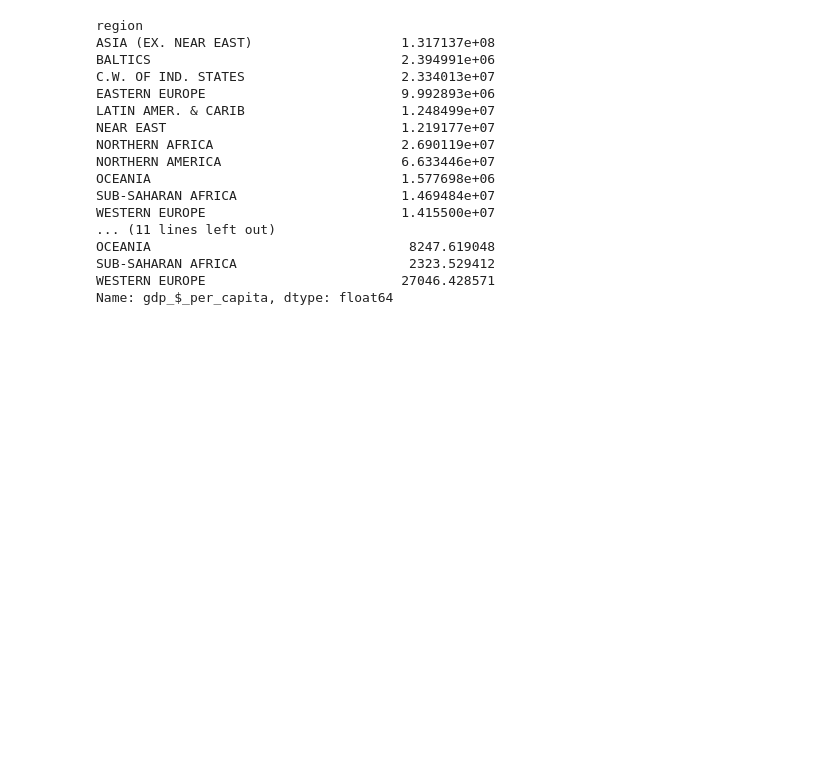
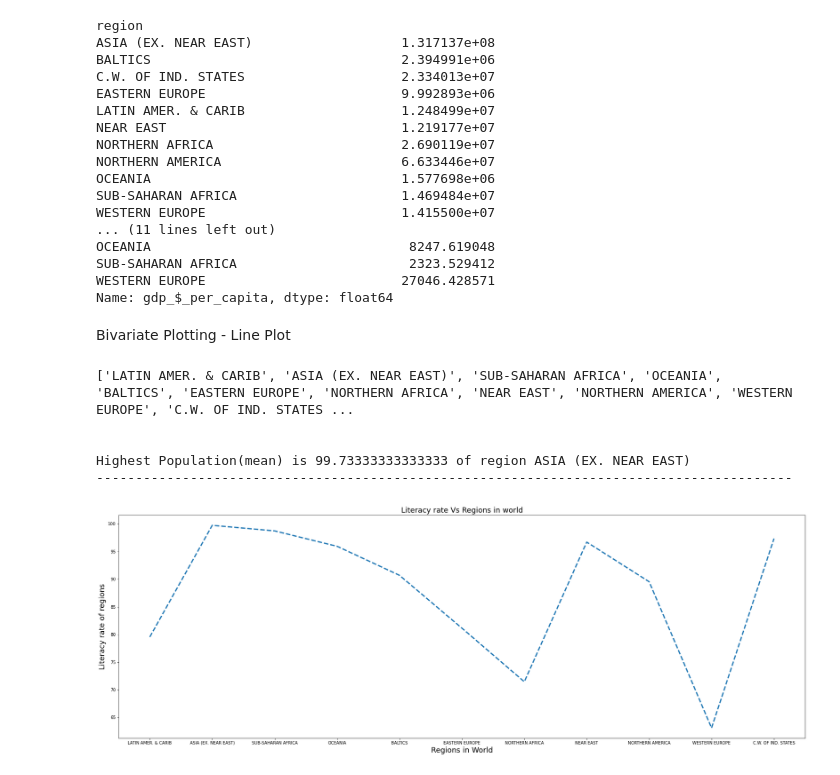
Before and after one commit to Rishiraj-singh7/Countries-of-the-world, a Jupyter notebook: main.ipynb, the cells around one changed output. Saved outputs shown, nothing was run; the diff lists cells and outputs as text; code cells hidden in the pictures; blank space fills up the shorter version.

```diff
--- a/main.ipynb
+++ b/main.ipynb
@@ -328,0 +334,2 @@ Name: gdp_$_per_capita, dtype: float64
+# %% [markdown]
+Bivariate Plotting - Line Plot
@@ -328,0 +340,20 @@ Name: gdp_$_per_capita, dtype: float64
+# %%
+grp = world.groupby('region');
+x = grp['literacy'].agg(np.mean);
+li = list(set(world['region']))
+li = [i.strip() for i in li]
+print(li)
+plt.figure(figsize=(30,10))
+plt.plot(li, x, '--', linewidth = 3)
+plt.xlabel('Regions in World', fontsize = 18)
+plt.ylabel('Literacy rate of regions', fontsize = 18)
+plt.title('Literacy rate Vs Regions in world', fontsize = 18)
+print("\n\nHighest Population(mean) is "+str(max(x))+" of region "+str(li[list(x).index(max(x))]))
+print("-----------------------------------------------------------------------------------------\n")
+# %% [output]
+['LATIN AMER. & CARIB', 'ASIA (EX. NEAR EAST)', 'SUB-SAHARAN AFRICA', 'OCEANIA', 'BALTICS', 'EASTERN EUROPE', 'NORTHERN AFRICA', 'NEAR EAST', 'NORTHERN AMERICA', 'WESTERN EUROPE', 'C.W. OF IND. STATES ...
+
+
+Highest Population(mean) is 99.73333333333333 of region ASIA (EX. NEAR EAST)
+-----------------------------------------------------------------------------------------
+[figure, added]
```
Also changed, not shown: parts of 10 cells of this notebook.
